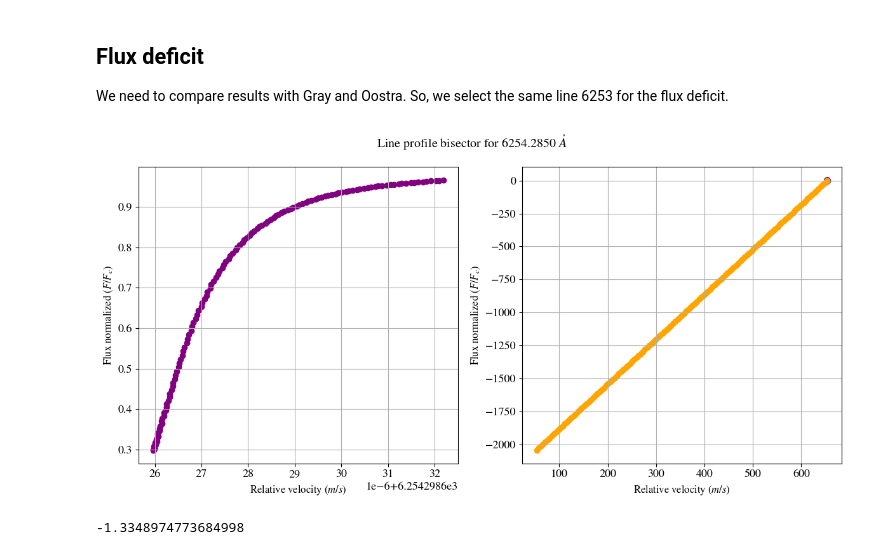
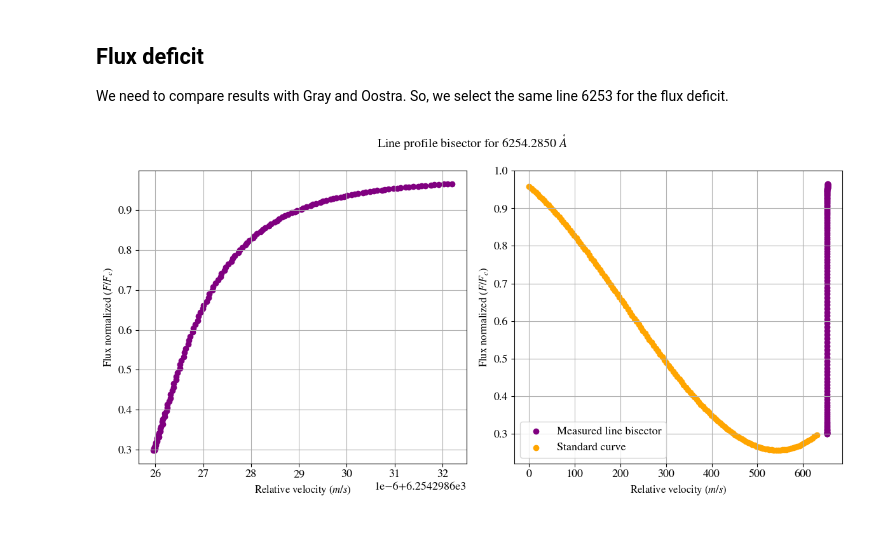
Before and after one commit to ccuellarn/Measurement-and-Characterization-of-Granulation-Patterns-in-the-IAG-Solar-Flux-Spectrum, a Jupyter notebook: Project/Characterization/Second signature/Flux deficit.ipynb, the cells around one changed output. Saved outputs shown, nothing was run; the diff lists cells and outputs as text; code cells hidden in the pictures.

Commit message:
Flux deficit...

```diff
--- a/Project/Characterization/Second signature/Flux deficit.ipynb
+++ b/Project/Characterization/Second signature/Flux deficit.ipynb
@@ -182,9 +182,9 @@ line_index = closer_lines[closer_lines['Fe line']  == 6254.2850].index[0]
 data = bisectors[line_index]
 
 #Parameters from the third signature characterization (Standard curves)
-parameters_green = []
+parameters_green = np.array([ 9.58438970e-01, -1.05528079e-03, -3.22527864e-06,  5.13169816e-09]).T
 #For a difference between curves we need the same length, remember thats need to be shifted 633m/s
-vel_standard = np.linspace(0,600,len(data))
+vel_standard = np.linspace(0,630,len(data))
 
 #Standard curve with the length of
 flux_standard = poly.polyval(vel_standard,parameters_green)
@@ -197,30 +197,31 @@ Deficit = pd.DataFrame({'Flux':Flux_deficit,'Velocity':Vel_deficit })
 # %%
 fig2, axis1 = plt.subplots(1,2, figsize = (12,6))
 ax1 = axis1[0]
 ax2 = axis1[1]
 
 fig2.suptitle(r'Line profile bisector for 6254.2850 $\mathring{A}$')
 
 ax1.scatter(data['Distance'],data['Flux'],color= 'purple',label='Line profile bisector')
 
 ax2.scatter(data['Velocity'],data['Flux'],color= 'purple', label='Measured line bisector')
 ax2.scatter(vel_standard,flux_standard,color= 'orange',label='Standard curve')
 
 ax1.grid()
 ax1.set_xlabel(r'Relative velocity $(m/s)$')
 ax1.set_ylabel(r'Flux normalized $(F/F_{c})$')
 ax1.tick_params(axis='both',labelsize=13)
 
 ax2.grid()
 ax2.set_xlabel(r'Relative velocity $(m/s)$')
 ax2.set_ylabel(r'Flux normalized $(F/F_{c})$')
+ax2.legend()
 ax2.tick_params(axis='both',labelsize=13)
 
 fig2.tight_layout()
 
 # fig2.savefig('Flux deficit.pdf')
 # %% [output]
-[figure, old version]
+[figure, new version]
 # %%
 #Point out the mean, maximum, HWM of velocity to the percentil from the line core
 maximum_deficit = Deficit[Deficit['Flux'] == max(Deficit['Flux'])]
@@ -231,12 +232,10 @@ mean_deficit = Deficit[Deficit['Flux'] == np.mean(Deficit['Flux'])]
 mean_velocity = mean_deficit['Velocity']
 mean_percentil = 100*( (max(data['Flux'])-min(data['Flux'])) / (mean_deficit['Flux']-min(data['Flux'])))
 
-index_hwm = round(len(data['Flux'])/2,1)
+index_hwm = round(len(data['Flux'])/2,0)
 hwm_deficit = Deficit.loc[index_hwm]
 hwm_velocity = hwm_deficit['Velocity']
 mean_percentil = 100*( (max(data['Flux'])-min(data['Flux'])) / (hwm_deficit['Flux']-min(data['Flux'])))
-# %% [output]
--1.3348974773684998
 # %%
 fig3, ax = plt.subplots(1,1,figsize=(12,7))
 
```
Also changed, not shown: parts of 1 cell of this notebook, 1 other file.
